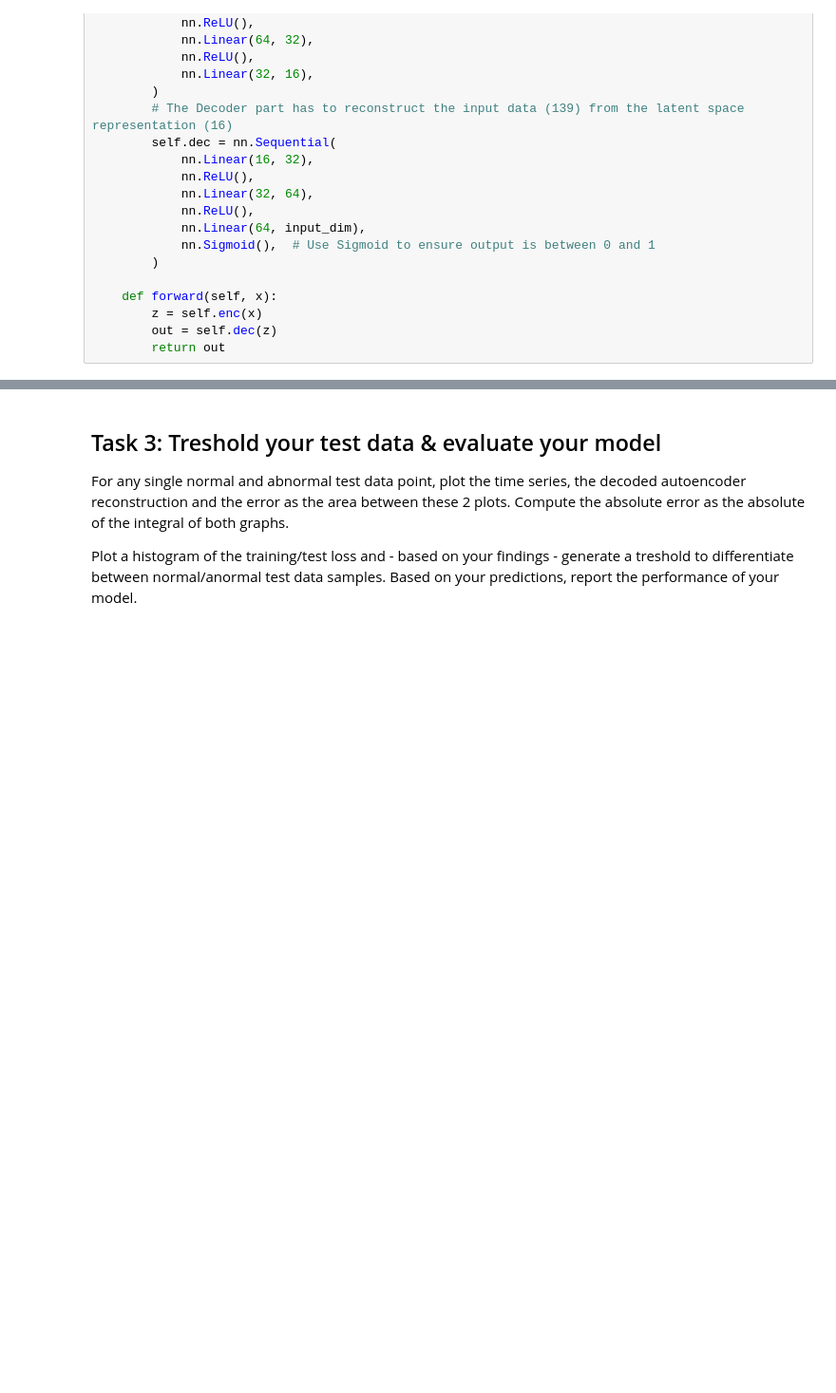
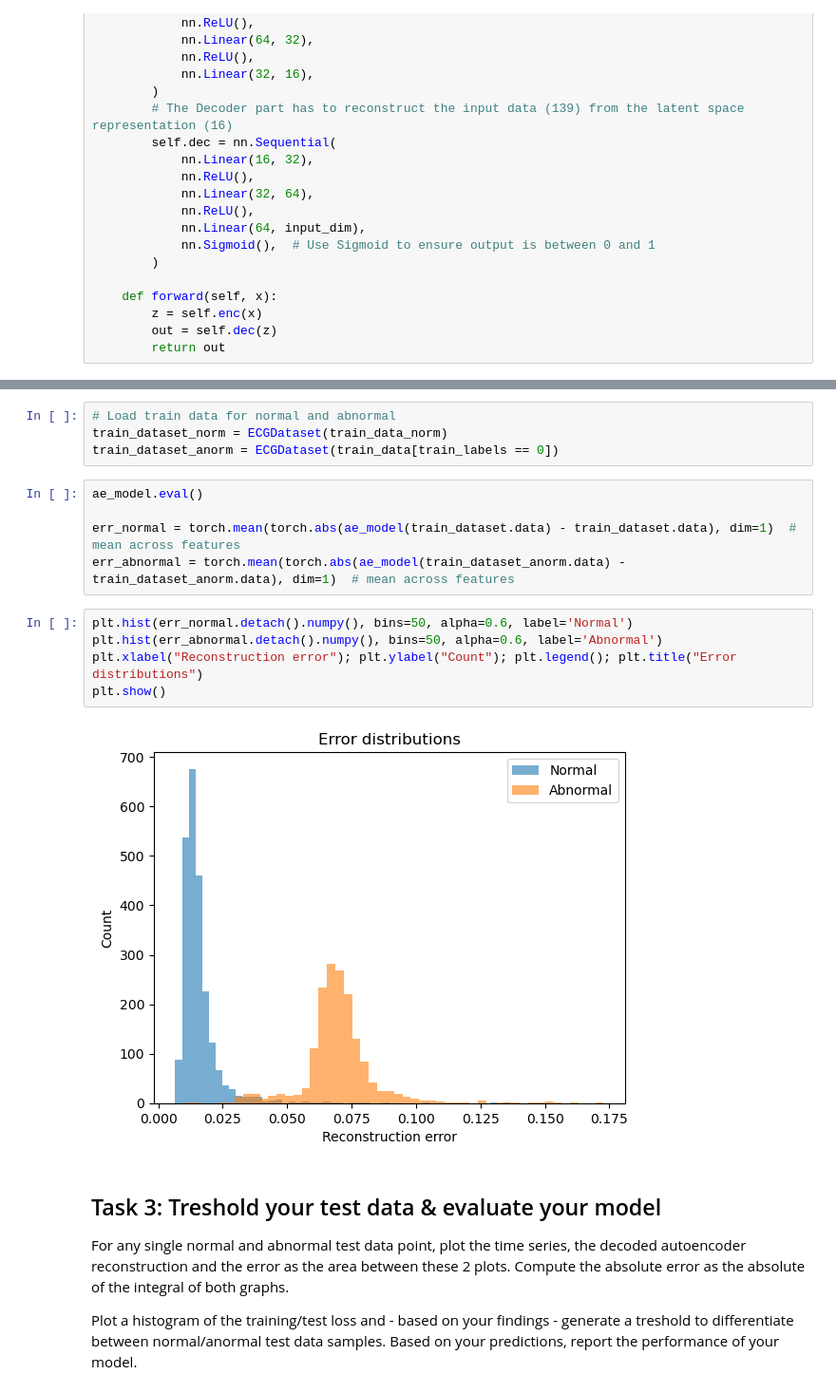
Before and after one commit to JulianMeigen/ML-handson, a Jupyter notebook: notebooks/tmp_julian.ipynb, the cells around one changed output, grey strips where cells are left out. Shown at 95% size. Cells and saved outputs as stored; diff of their text form; blank space fills up the shorter version.

```diff
--- a/notebooks/tmp_julian.ipynb
+++ b/notebooks/tmp_julian.ipynb
@@ -125,3 +167,19 @@ optimizer = torch.optim.Adam(ae_model.parameters(), lr=0.001)
+# %%
+# Load train data for normal and abnormal
+train_dataset_norm = ECGDataset(train_data_norm)
+train_dataset_anorm = ECGDataset(train_data[train_labels == 0])
+# %%
+ae_model.eval()
+
+err_normal = torch.mean(torch.abs(ae_model(train_dataset.data) - train_dataset.data), dim=1)  # mean across features
+err_abnormal = torch.mean(torch.abs(ae_model(train_dataset_anorm.data) - train_dataset_anorm.data), dim=1)  # mean across features
+# %%
+plt.hist(err_normal.detach().numpy(), bins=50, alpha=0.6, label='Normal')
+plt.hist(err_abnormal.detach().numpy(), bins=50, alpha=0.6, label='Abnormal')
+plt.xlabel("Reconstruction error"); plt.ylabel("Count"); plt.legend(); plt.title("Error distributions")
+plt.show()
+# %% [output]
+[figure, added]
 # %% [markdown]
 ## Task 3: Treshold your test data & evaluate your model
 
```
Also changed, not shown: parts of 13 cells of this notebook.
